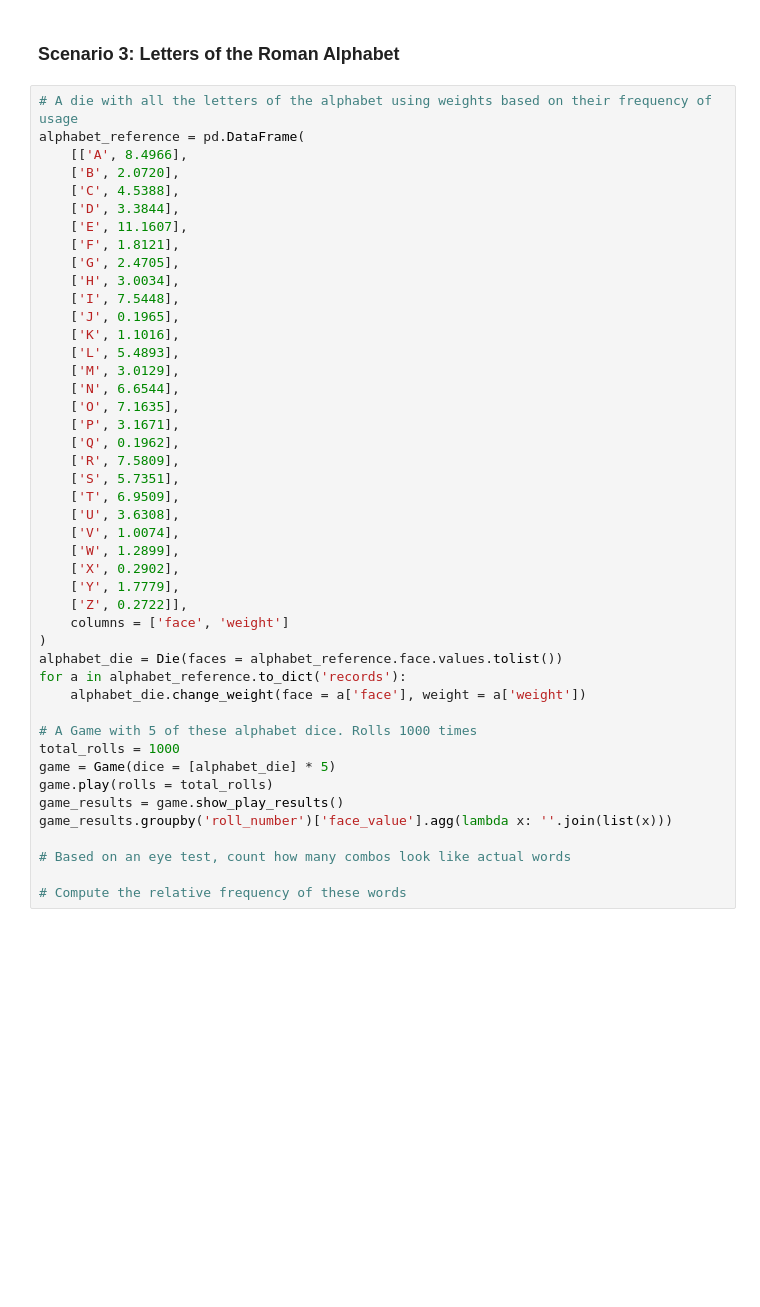
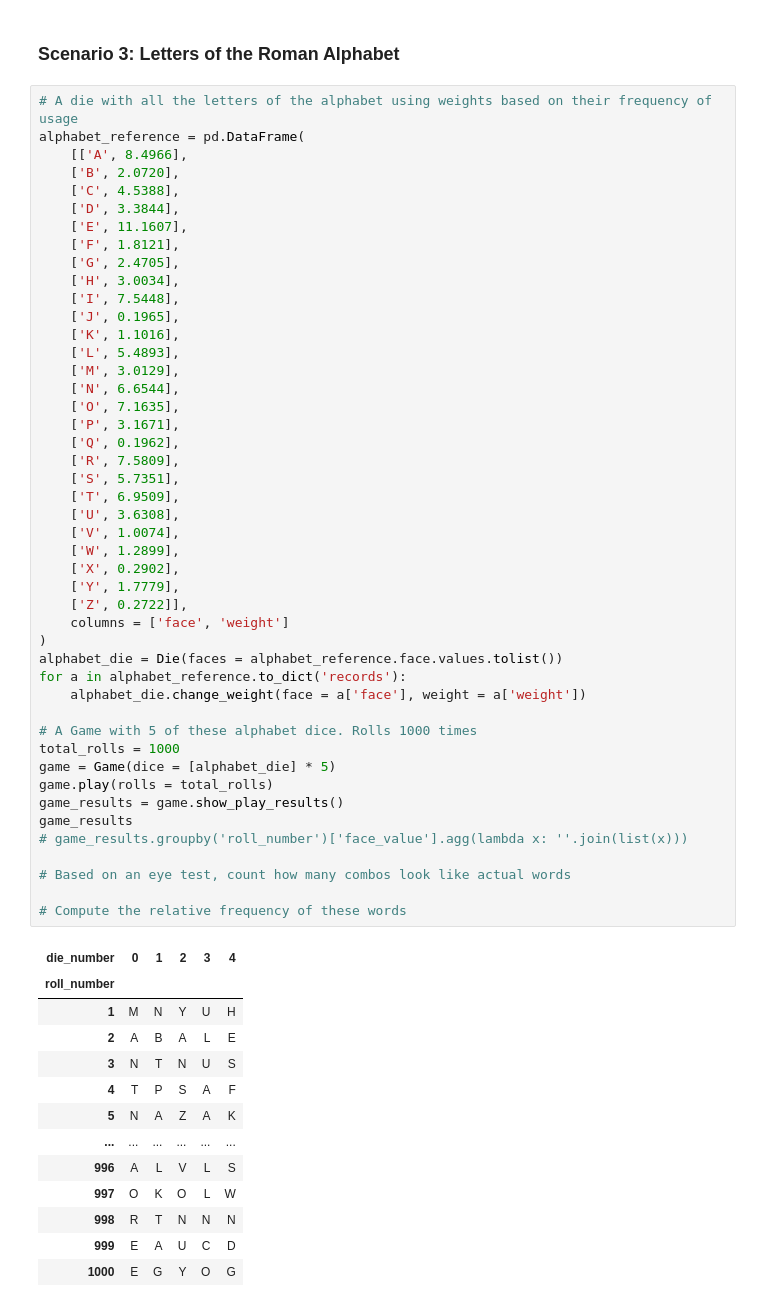
Before and after one commit to erictria/montecarlo-sim, a Jupyter notebook: montecarlo_demo.ipynb, the cells around one changed output. Drawn from its saved outputs; the diff is of its cells as text; blank space fills up the shorter version.

Commit message:
Update game.show_play_results to return proper wide form

```diff
--- a/montecarlo_demo.ipynb
+++ b/montecarlo_demo.ipynb
@@ -125,31 +125,45 @@ alphabet_reference = pd.DataFrame(
     ['M', 3.0129],
     ['N', 6.6544],
     ['O', 7.1635],
     ['P', 3.1671],
     ['Q', 0.1962],
     ['R', 7.5809],
     ['S', 5.7351],
     ['T', 6.9509],
     ['U', 3.6308],
     ['V', 1.0074],
     ['W', 1.2899],
     ['X', 0.2902],
     ['Y', 1.7779],
     ['Z', 0.2722]],
     columns = ['face', 'weight']
 )
 alphabet_die = Die(faces = alphabet_reference.face.values.tolist())
 for a in alphabet_reference.to_dict('records'):
     alphabet_die.change_weight(face = a['face'], weight = a['weight'])
 
 # A Game with 5 of these alphabet dice. Rolls 1000 times
 total_rolls = 1000
 game = Game(dice = [alphabet_die] * 5)
 game.play(rolls = total_rolls)
 game_results = game.show_play_results()
-game_results.groupby('roll_number')['face_value'].agg(lambda x: ''.join(list(x)))
+game_results
+# game_results.groupby('roll_number')['face_value'].agg(lambda x: ''.join(list(x)))
 
 # Based on an eye test, count how many combos look like actual words
 
 # Compute the relative frequency of these words
 # %% [output]
+| die_number | 0 | 1 | 2 | 3 | 4 |
+| roll_number |  |  |  |  |  |
+| 1 | M | N | Y | U | H |
+| 2 | A | B | A | L | E |
+| 3 | N | T | N | U | S |
+| 4 | T | P | S | A | F |
+| 5 | N | A | Z | A | K |
+| ... | ... | ... | ... | ... | ... |
+| 996 | A | L | V | L | S |
+| 997 | O | K | O | L | W |
+| 998 | R | T | N | N | N |
+| 999 | E | A | U | C | D |
+| 1000 | E | G | Y | O | G |
```
Also changed, not shown: parts of 3 cells of this notebook, 1 other file.
